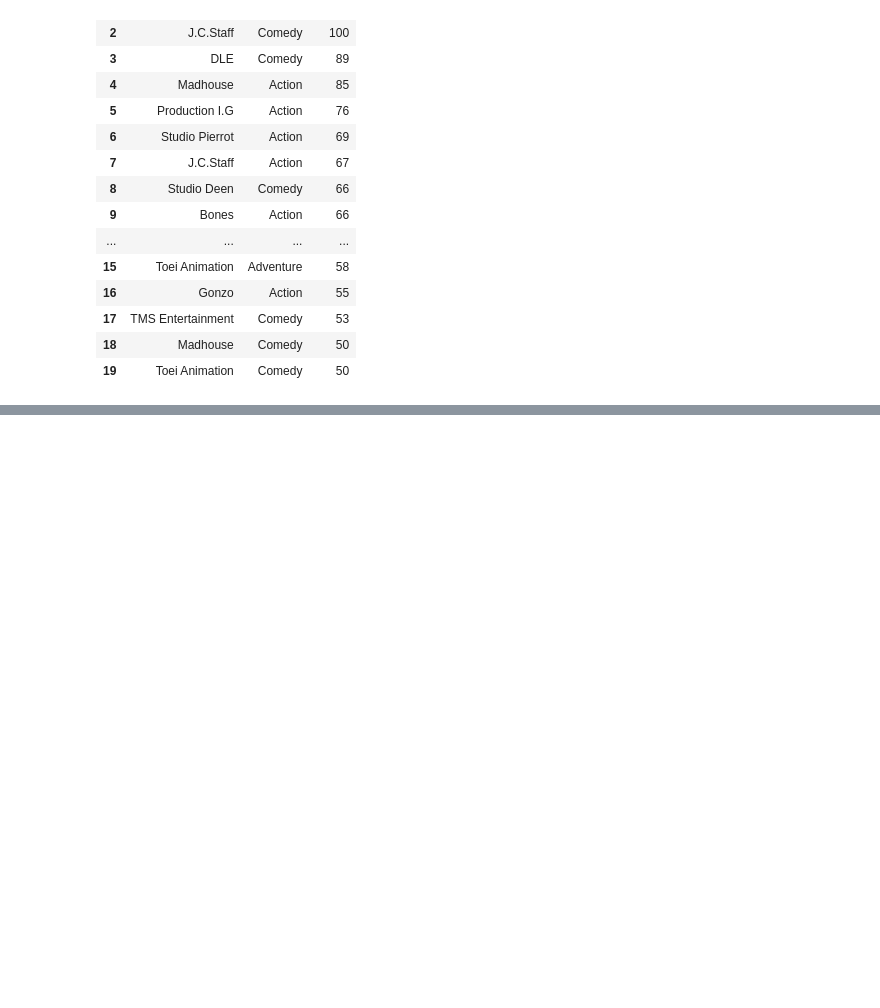
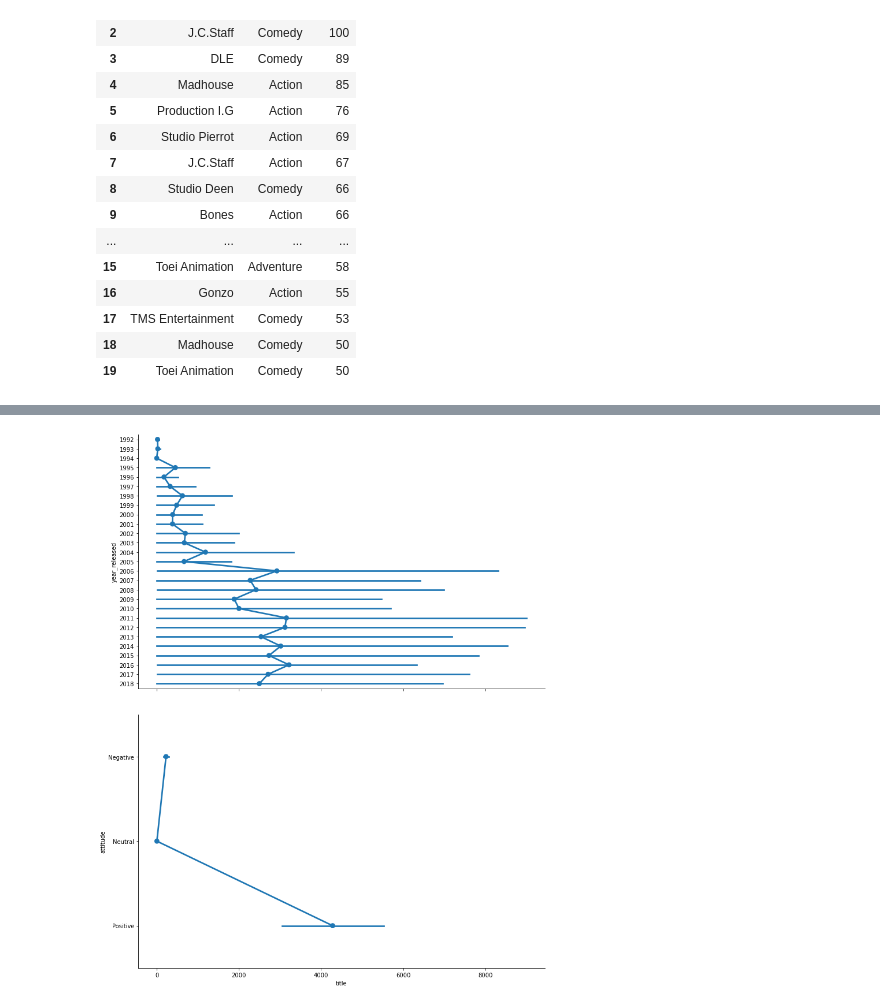
Before and after one commit to kurosakiaduma/mal_analysis, a Jupyter notebook: exploratory_part.ipynb, the cells around one changed output, grey strips where cells are left out. Cells and saved outputs as stored; diff of their text form; code cells hidden in the pictures; blank space fills up the shorter version.

```diff
--- a/exploratory_part.ipynb
+++ b/exploratory_part.ipynb
@@ -309,0 +420,4 @@ studios_avgs.nlargest(10,'favorites')
+# %%
+seasons = ['Spring', 'Summer', 'Fall', 'Winter']
+df_animes.season_released = pd.Categorical(df_animes.season_released, categories=seasons, ordered=True)
+df_animes.info()
@@ -309,0 +790,4 @@ studios_avgs.nlargest(10,'favorites')
+# %%
+df_anime_reviews = pd.merge(df_reviews, df_animes[['title', 'genre', 'studio', 'season_released', 'year_released',
+        'type', 'source', 'episodes', 'rating']], how='inner', on='title')
+df_anime_reviews
@@ -309,0 +828,4 @@ studios_avgs.nlargest(10,'favorites')
+# %%
+years = np.arange(1992,2019)
+df_anime_reviews.year_released = df_anime_reviews.year_released.astype('int')
+df_anime_reviews.year_released = pd.Categorical(df_anime_reviews.year_released, categories=years, ordered=True)
@@ -309,0 +887,7 @@ studios_avgs.nlargest(10,'favorites')
+# %%
+g= sb.PairGrid(data = df_anime_reviews.groupby(['year_released', 'attitude'])['title'].count().reset_index(),
+                x_vars='title', y_vars=['year_released', 'attitude'])
+g.map(sb.pointplot)
+g.fig.set_size_inches(15,15)
+# %% [output]
+[figure, added]
```
Also changed, not shown: parts of 58 cells of this notebook.
